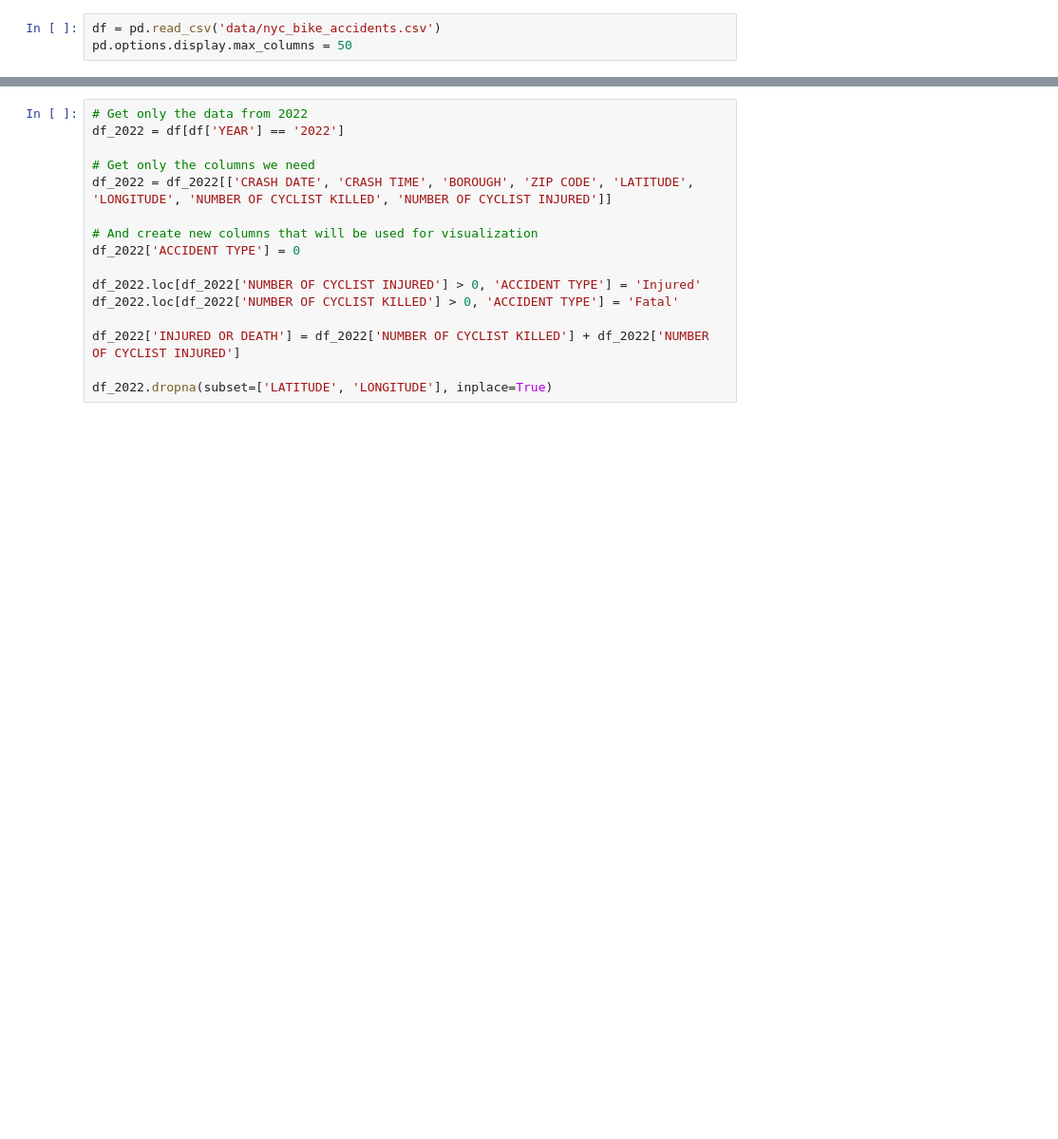
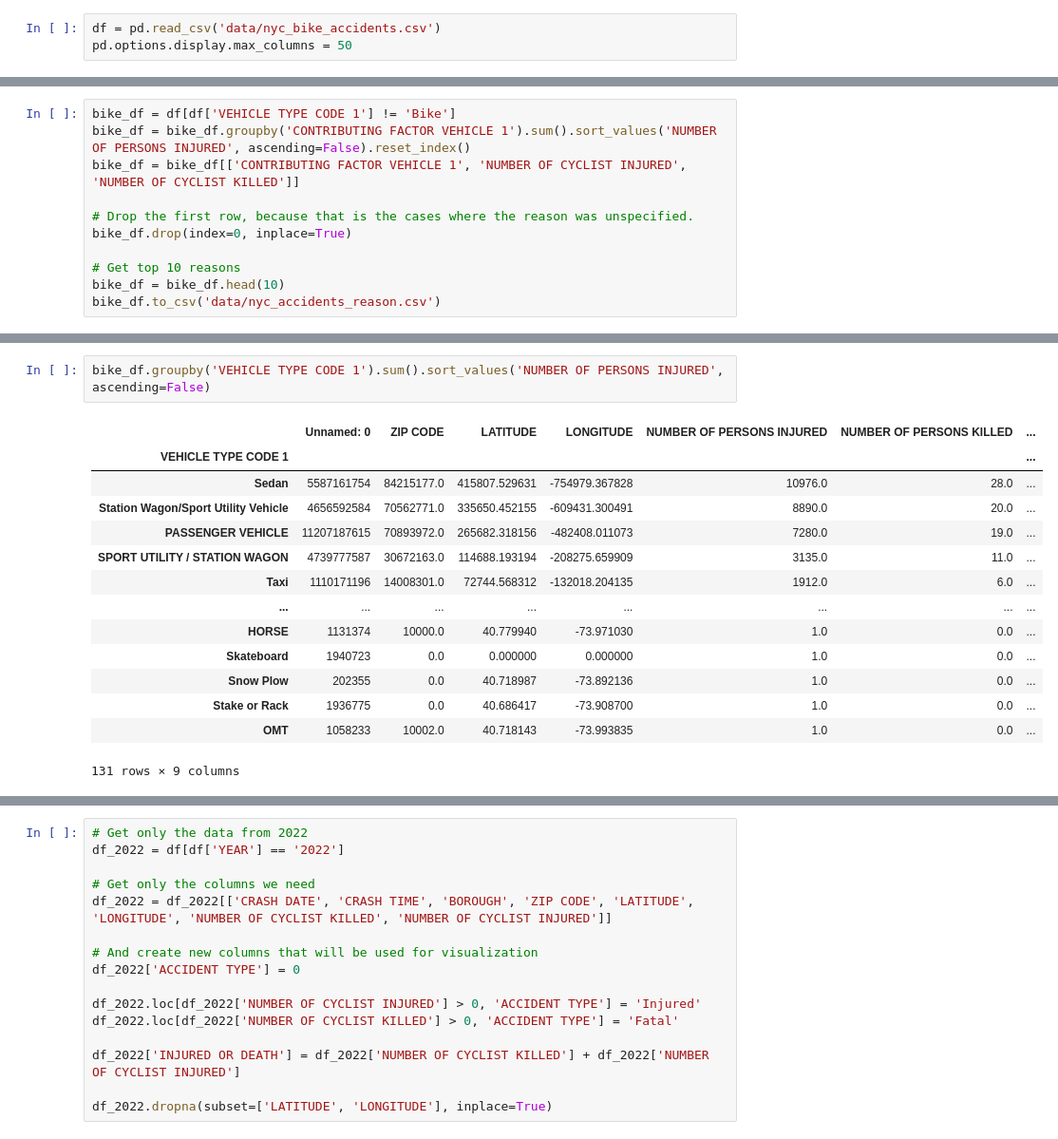
Before and after one commit to laurabejder/bike-safety-nyc, a Jupyter notebook: accidents_data_visualization.ipynb, the cells around one changed output, grey strips where cells are left out. Shown at 95% size. Saved outputs shown, nothing was run; the diff lists cells and outputs as text; blank space fills up the shorter version.

```diff
--- a/accidents_data_visualization.ipynb
+++ b/accidents_data_visualization.ipynb
@@ -11,0 +26,11 @@ df
+# %%
+bike_df = df[df['VEHICLE TYPE CODE 1'] != 'Bike']
+bike_df = bike_df.groupby('CONTRIBUTING FACTOR VEHICLE 1').sum().sort_values('NUMBER OF PERSONS INJURED', ascending=False).reset_index()
+bike_df = bike_df[['CONTRIBUTING FACTOR VEHICLE 1', 'NUMBER OF CYCLIST INJURED', 'NUMBER OF CYCLIST KILLED']]
+
+# Drop the first row, because that is the cases where the reason was unspecified.
+bike_df.drop(index=0, inplace=True)
+
+# Get top 10 reasons
+bike_df = bike_df.head(10)
+bike_df.to_csv('data/nyc_accidents_reason.csv')
@@ -12,2 +46,19 @@ df
+# %%
+bike_df.groupby('VEHICLE TYPE CODE 1').sum().sort_values('NUMBER OF PERSONS INJURED', ascending=False)
+# %% [output]
+|  | Unnamed: 0 | ZIP CODE | LATITUDE | LONGITUDE | NUMBER OF PERSONS INJURED | NUMBER OF PERSONS KILLED | ... |
+| VEHICLE TYPE CODE 1 |  |  |  |  |  |  | ... |
+| Sedan | 5587161754 | 84215177.0 | 415807.529631 | -754979.367828 | 10976.0 | 28.0 | ... |
+| Station Wagon/Sport Utility Vehicle | 4656592584 | 70562771.0 | 335650.452155 | -609431.300491 | 8890.0 | 20.0 | ... |
+| PASSENGER VEHICLE | 11207187615 | 70893972.0 | 265682.318156 | -482408.011073 | 7280.0 | 19.0 | ... |
+| SPORT UTILITY / STATION WAGON | 4739777587 | 30672163.0 | 114688.193194 | -208275.659909 | 3135.0 | 11.0 | ... |
+| Taxi | 1110171196 | 14008301.0 | 72744.568312 | -132018.204135 | 1912.0 | 6.0 | ... |
+| ... | ... | ... | ... | ... | ... | ... | ... |
+| HORSE | 1131374 | 10000.0 | 40.779940 | -73.971030 | 1.0 | 0.0 | ... |
+| Skateboard | 1940723 | 0.0 | 0.000000 | 0.000000 | 1.0 | 0.0 | ... |
+| Snow Plow | 202355 | 0.0 | 40.718987 | -73.892136 | 1.0 | 0.0 | ... |
+| Stake or Rack | 1936775 | 0.0 | 40.686417 | -73.908700 | 1.0 | 0.0 | ... |
+| OMT | 1058233 | 10002.0 | 40.718143 | -73.993835 | 1.0 | 0.0 | ... |
+131 rows × 9 columns
 # %%
 df.groupby('YEAR').sum('NUMBER OF PERSONS KILLED')
```
Also changed, not shown: parts of 7 cells of this notebook, 3 other files.
